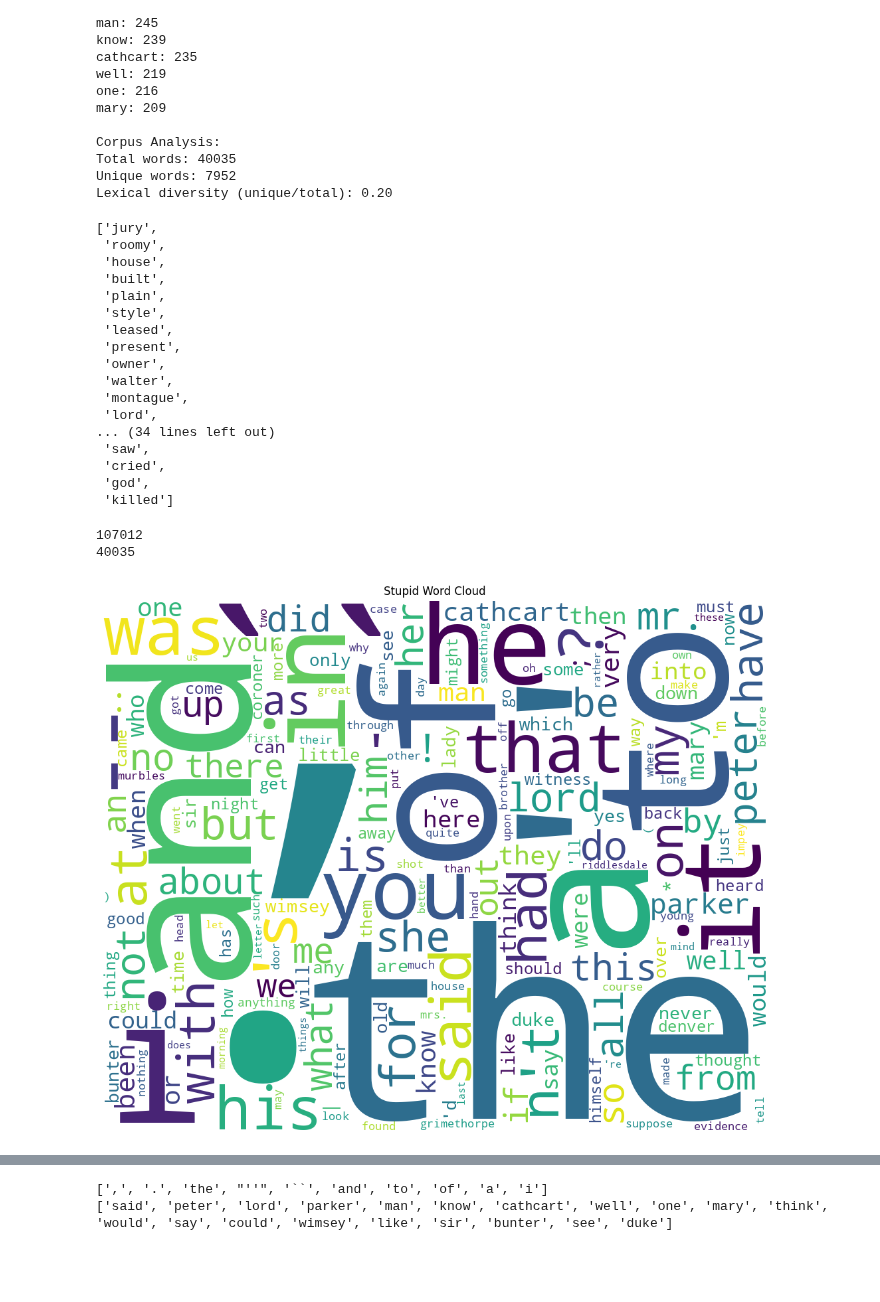
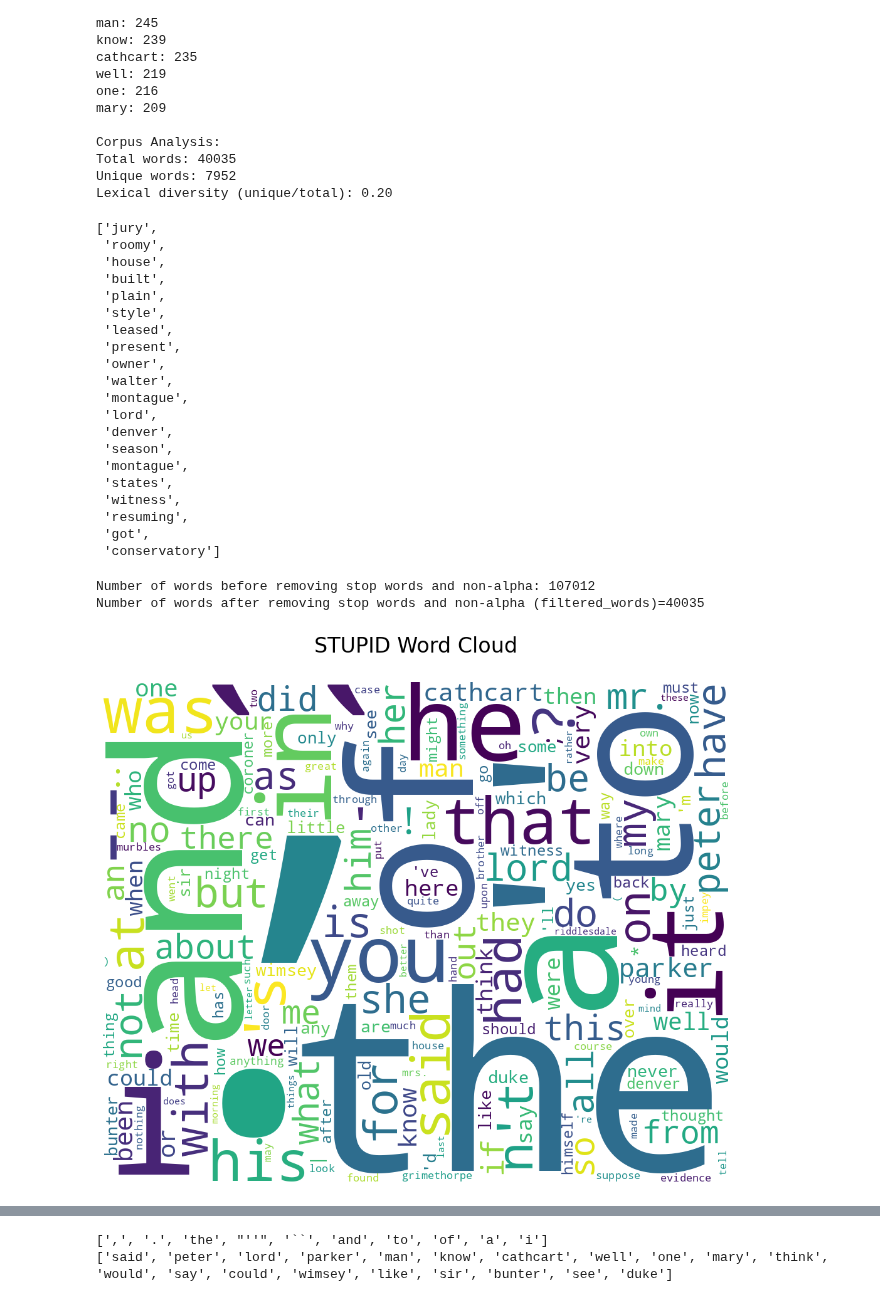
Before and after one commit to alex-smith-uwec/NLP_Spring2025, a Jupyter notebook: Basic Text Normalization and Counting-Part 1.ipynb, the cells around one changed output, grey strips where cells are left out. Cells and saved outputs as stored; diff of their text form; code cells hidden in the pictures; blank space fills up the shorter version.

```diff
--- a/Basic Text Normalization and Counting-Part 1.ipynb
+++ b/Basic Text Normalization and Counting-Part 1.ipynb
@@ -133,7 +138,7 @@ Total words: 40035
 Unique words: 7952
 Lexical diversity (unique/total): 0.20
 # %%
-filtered_words[2000:2050]
+filtered_words[2000:2020]
 # %% [output]
 ['jury',
  'roomy',
@@ -147,17 +152,20 @@ filtered_words[2000:2050]
  'walter',
  'montague',
  'lord',
-... (34 lines left out)
- 'saw',
- 'cried',
- 'god',
- 'killed']
+ 'denver',
+ 'season',
+ 'montague',
+ 'states',
+ 'witness',
+ 'resuming',
+ 'got',
+ 'conservatory']
-# %%
-print(len(words))
-print(len(filtered_words))
-# %% [output]
-107012
-40035
+# %%
+print(f"Number of words before removing stop words and non-alpha: {len(words)}")
+print(f"Number of words after removing stop words and non-alpha (filtered_words)={len(filtered_words)}")
+# %% [output]
+Number of words before removing stop words and non-alpha: 107012
+Number of words after removing stop words and non-alpha (filtered_words)=40035
 # %%
 all_fd=nltk.FreqDist(words)
 filtered_fd=nltk.FreqDist(filtered_words)
@@ -178,13 +186,13 @@ wordcloud_filtered = WordCloud(width = 1000, height = 800,
 # %%
 # plot the WordCloud image: all words
 plt.figure(figsize = (10, 8), facecolor = None)
 plt.imshow(wordcloud_all)
 plt.axis("off")
 plt.tight_layout(pad = 0)
-plt.title("Stupid Word Cloud")
+plt.title("STUPID Word Cloud\n",fontsize=24)
 plt.show()
 # %% [output]
-[figure, old version]
+[figure, new version]
 # %%
 # plot the WordCloud image: filtered
 plt.figure(figsize = (10, 8), facecolor = None)
```
Also changed, not shown: parts of 7 cells of this notebook.
